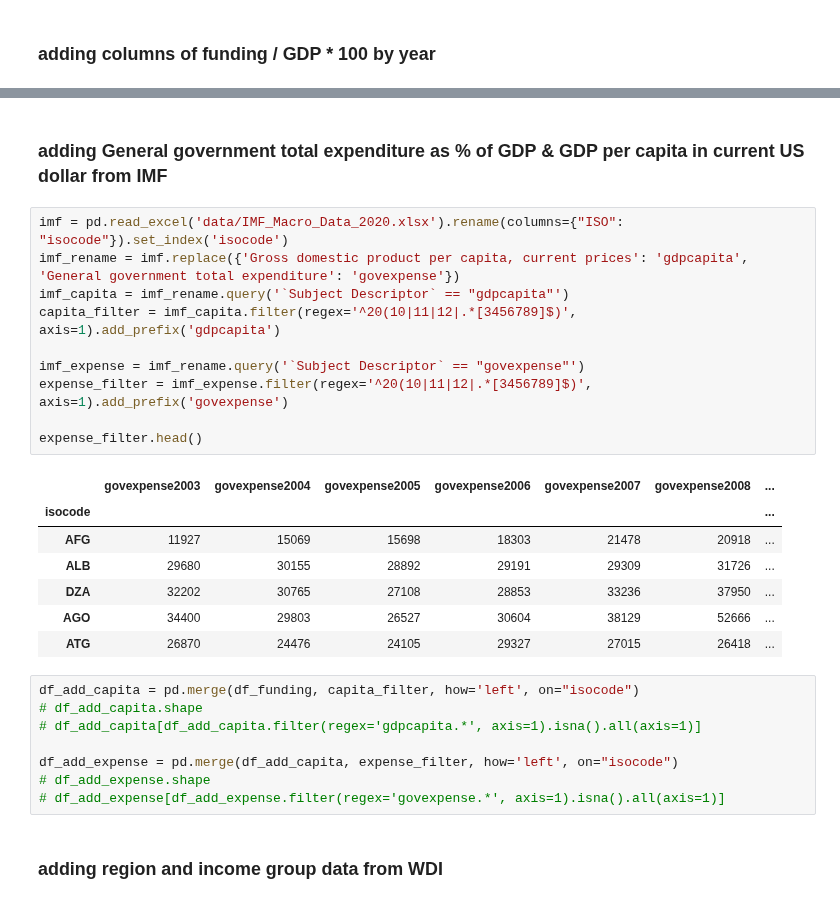
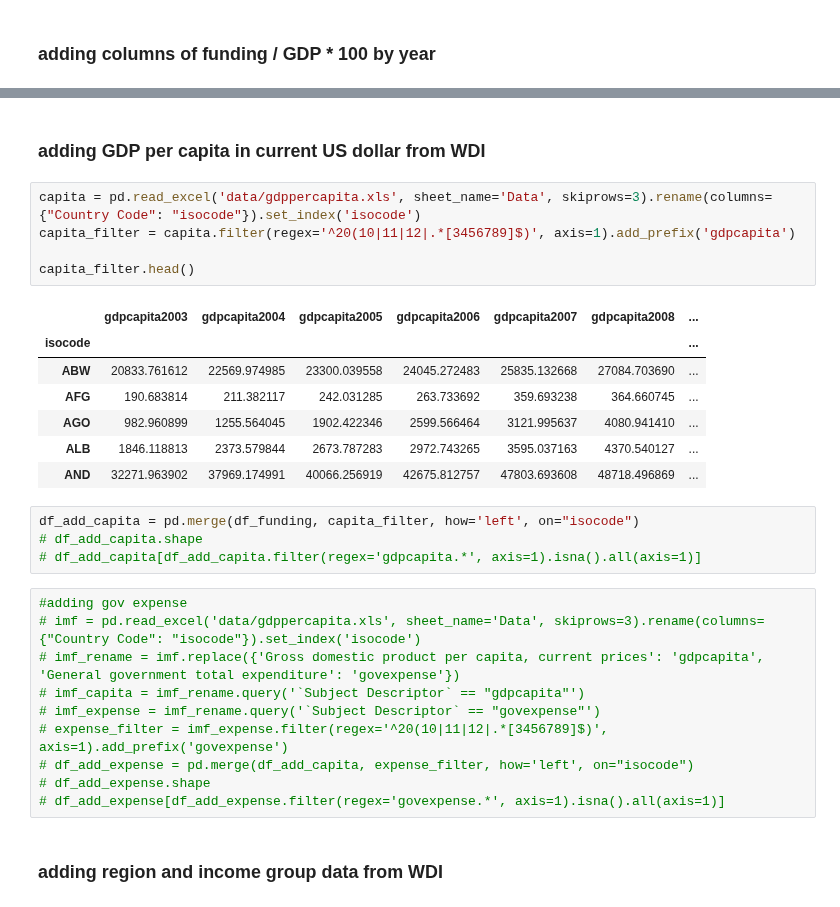
Before and after one commit to amanda8412383/research-module, a Jupyter notebook: cleaning.ipynb, the cells around one changed output, grey strips where cells are left out. Saved outputs shown, nothing was run; the diff lists cells and outputs as text.

```diff
--- a/cleaning.ipynb
+++ b/cleaning.ipynb
@@ -164,33 +172,36 @@ df_funding.head()
 | 3 | Australia | AUS | 0.657004 | 0.137137 | 0.069660 | 0.022190 | 0.155331 | 0.298973 | 9.09 | 9.09 | ... |
 | 4 | Austria | AUT | 0.608285 | -0.061829 | 0.161047 | -0.055415 | -0.035363 | 0.154628 | 8.29 | 8.29 | ... |
 # %% [markdown]
-### adding General government total expenditure as % of GDP & GDP per capita in current US dollar from IMF
+### adding GDP per capita in current US dollar from WDI
+
+<!---adding General government total expenditure as % of GDP from IMF --->
+# %%
+capita = pd.read_excel('data/gdppercapita.xls', sheet_name='Data', skiprows=3).rename(columns={"Country Code": "isocode"}).set_index('isocode')
+capita_filter = capita.filter(regex='^20(10|11|12|.*[3456789]$)', axis=1).add_prefix('gdpcapita')
+
+capita_filter.head()
+# %% [output]
+|  | gdpcapita2003 | gdpcapita2004 | gdpcapita2005 | gdpcapita2006 | gdpcapita2007 | gdpcapita2008 | ... |
+| isocode |  |  |  |  |  |  | ... |
+| ABW | 20833.761612 | 22569.974985 | 23300.039558 | 24045.272483 | 25835.132668 | 27084.703690 | ... |
+| AFG | 190.683814 | 211.382117 | 242.031285 | 263.733692 | 359.693238 | 364.660745 | ... |
+| AGO | 982.960899 | 1255.564045 | 1902.422346 | 2599.566464 | 3121.995637 | 4080.941410 | ... |
+| ALB | 1846.118813 | 2373.579844 | 2673.787283 | 2972.743265 | 3595.037163 | 4370.540127 | ... |
+| AND | 32271.963902 | 37969.174991 | 40066.256919 | 42675.812757 | 47803.693608 | 48718.496869 | ... |
+# %%
+df_add_capita = pd.merge(df_funding, capita_filter, how='left', on="isocode")
+# df_add_capita.shape
+# df_add_capita[df_add_capita.filter(regex='gdpcapita.*', axis=1).isna().all(axis=1)]
 # %%
-imf = pd.read_excel('data/IMF_Macro_Data_2020.xlsx').rename(columns={"ISO": "isocode"}).set_index('isocode')
-imf_rename = imf.replace({'Gross domestic product per capita, current prices': 'gdpcapita', 'General government total expenditure': 'govexpense'})
-imf_capita = imf_rename.query('`Subject Descriptor` == "gdpcapita"')
-capita_filter = imf_capita.filter(regex='^20(10|11|12|.*[3456789]$)', axis=1).add_prefix('gdpcapita')
-
-imf_expense = imf_rename.query('`Subject Descriptor` == "govexpense"')
-expense_filter = imf_expense.filter(regex='^20(10|11|12|.*[3456789]$)', axis=1).add_prefix('govexpense')
-
-expense_filter.head()
+#adding gov expense
+# imf = pd.read_excel('data/gdppercapita.xls', sheet_name='Data', skiprows=3).rename(columns={"Country Code": "isocode"}).set_index('isocode')
+# imf_rename = imf.replace({'Gross domestic product per capita, current prices': 'gdpcapita', 'General government total expenditure': 'govexpense'})
+# imf_capita = imf_rename.query('`Subject Descriptor` == "gdpcapita"')
+# imf_expense = imf_rename.query('`Subject Descriptor` == "govexpense"')
+# expense_filter = imf_expense.filter(regex='^20(10|11|12|.*[3456789]$)', axis=1).add_prefix('govexpense')
+# df_add_expense = pd.merge(df_add_capita, expense_filter, how='left', on="isocode")
+# df_add_expense.shape
+# df_add_expense[df_add_expense.filter(regex='govexpense.*', axis=1).isna().all(axis=1)]
-# %% [output]
-|  | govexpense2003 | govexpense2004 | govexpense2005 | govexpense2006 | govexpense2007 | govexpense2008 | ... |
-| isocode |  |  |  |  |  |  | ... |
-| AFG | 11927 | 15069 | 15698 | 18303 | 21478 | 20918 | ... |
-| ALB | 29680 | 30155 | 28892 | 29191 | 29309 | 31726 | ... |
-| DZA | 32202 | 30765 | 27108 | 28853 | 33236 | 37950 | ... |
-| AGO | 34400 | 29803 | 26527 | 30604 | 38129 | 52666 | ... |
-| ATG | 26870 | 24476 | 24105 | 29327 | 27015 | 26418 | ... |
-# %%
-df_add_capita = pd.merge(df_funding, capita_filter, how='left', on="isocode")
-# df_add_capita.shape
-# df_add_capita[df_add_capita.filter(regex='gdpcapita.*', axis=1).isna().all(axis=1)]
-
-df_add_expense = pd.merge(df_add_capita, expense_filter, how='left', on="isocode")
-# df_add_expense.shape
-# df_add_expense[df_add_expense.filter(regex='govexpense.*', axis=1).isna().all(axis=1)]
 # %% [markdown]
 ### adding region and income group data from WDI
 # %%
```
Also changed, not shown: parts of 8 cells of this notebook, 6 other files.
